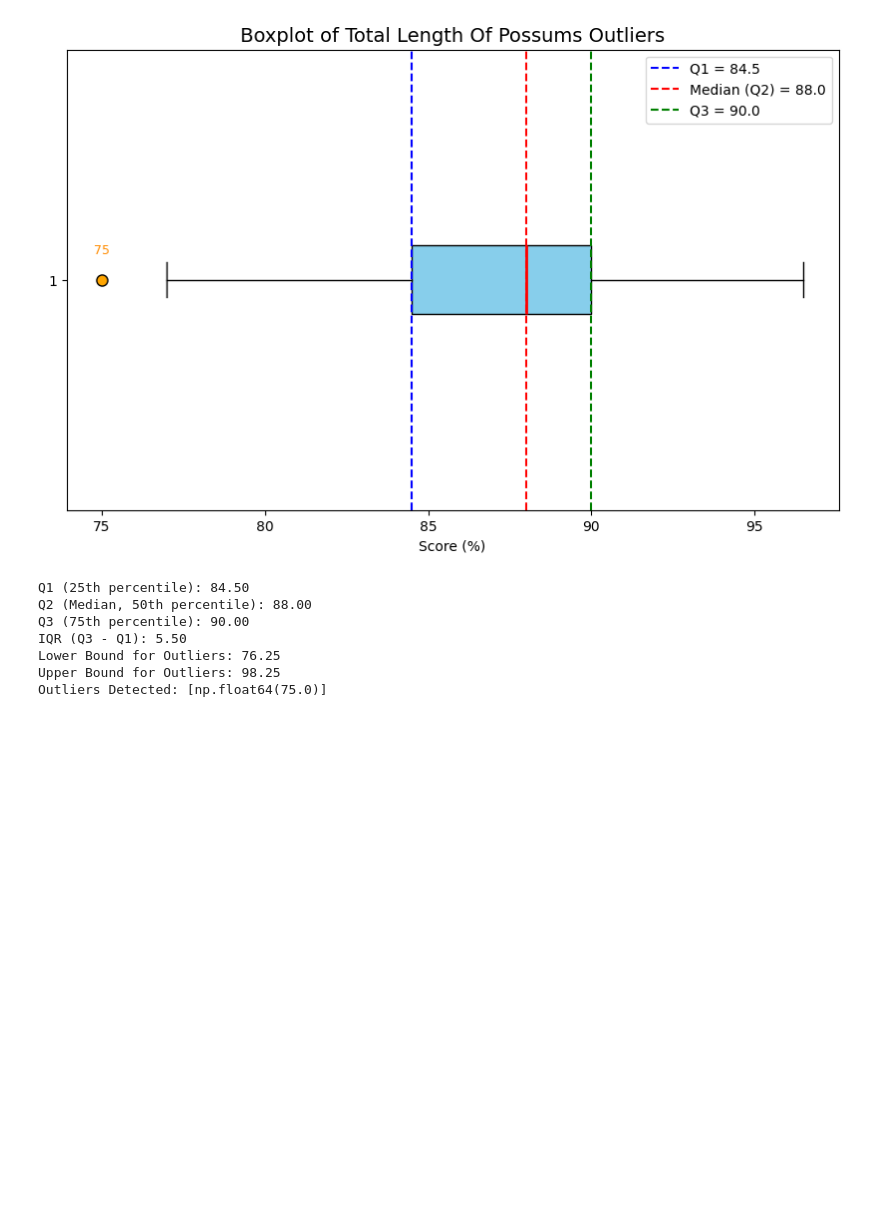
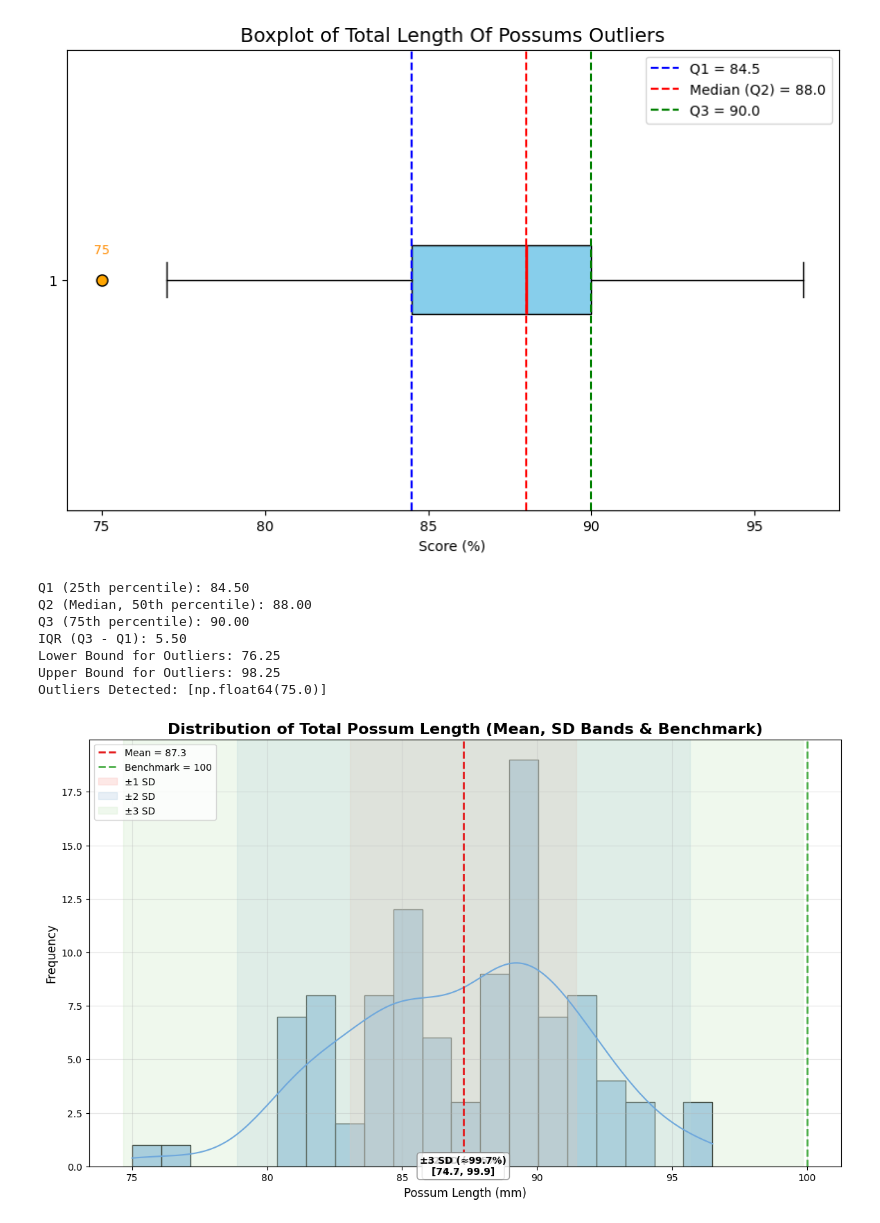
Before and after one commit to DuoDduo/AI-fellowship-module-2, a Jupyter notebook: Tasks/Task18/task18.ipynb, the cells around one changed output. Saved outputs shown, nothing was run; the diff lists cells and outputs as text; code cells hidden in the pictures; blank space fills up the shorter version.

```diff
--- a/Tasks/Task18/task18.ipynb
+++ b/Tasks/Task18/task18.ipynb
@@ -891,3 +916,48 @@ IQR (Q3 - Q1): 5.50
 Lower Bound for Outliers: 76.25
 Upper Bound for Outliers: 98.25
 Outliers Detected: [np.float64(75.0)]
+# %%
+plt.figure(figsize=(14,8))
+
+# Histogram with KDE
+sns.histplot(possums['totlngth'], bins=20, kde=True, color="#6fa8dc", edgecolor="black", alpha=0.7)
+
+# Mean line
+plt.axvline(features_mean["totlngth"], color="#e41a1c", linestyle="--", linewidth=2,
+            label=f"Mean = {features_mean['totlngth']:.1f}")
+
+# Benchmark line (100%)
+plt.axvline(100, color="#4daf4a", linestyle="--", linewidth=2, label="Benchmark = 100")
+
+# Define SD ranges with expected percentages
+sd_colors = ["#fbb4ae", "#b3cde3", "#ccebc5"]  # pastel red, blue, green
+for k, color, label, pct, ypos in zip(
+    [1,2,3],
+    sd_colors,
+    ["±1 SD", "±2 SD", "±3 SD"],
+    ["≈68%", "≈95%", "≈99.7%"],
+    [0.015, 0.012, 0.009]   # adjust annotation height
+):
+    min_val = features_mean["totlngth"] - k * features_std["totlngth"]
+    max_val = min( features_mean["totlngth"] + k*features_std["totlngth"], 100)
+
+    # max_val = features_mean["totlngth"] + k * features_std["totlngth"]
+    plt.axvspan(min_val, max_val, color=color, alpha=0.3, label=label)
+
+
+    # Add text label
+    plt.text((min_val+max_val)/2, ypos,
+             f"{label} ({pct})\n[{min_val:.1f}, {max_val:.1f}]",
+             ha="center", va="center", fontsize=10, weight="bold",
+             bbox=dict(boxstyle="round,pad=0.3", fc="white", ec="gray", alpha=0.8))
+
+# Labels and title
+plt.title("Distribution of Total Possum Length (Mean, SD Bands & Benchmark)", fontsize=16, weight="bold")
+plt.xlabel("Possum Length (mm)", fontsize=12)
+plt.ylabel("Frequency", fontsize=12)
+plt.legend(loc="upper left", fontsize=10, frameon=True)
+
+plt.grid(alpha=0.3)
+plt.show()
+# %% [output]
+[figure, added]
```
Also changed, not shown: parts of 9 cells of this notebook.
